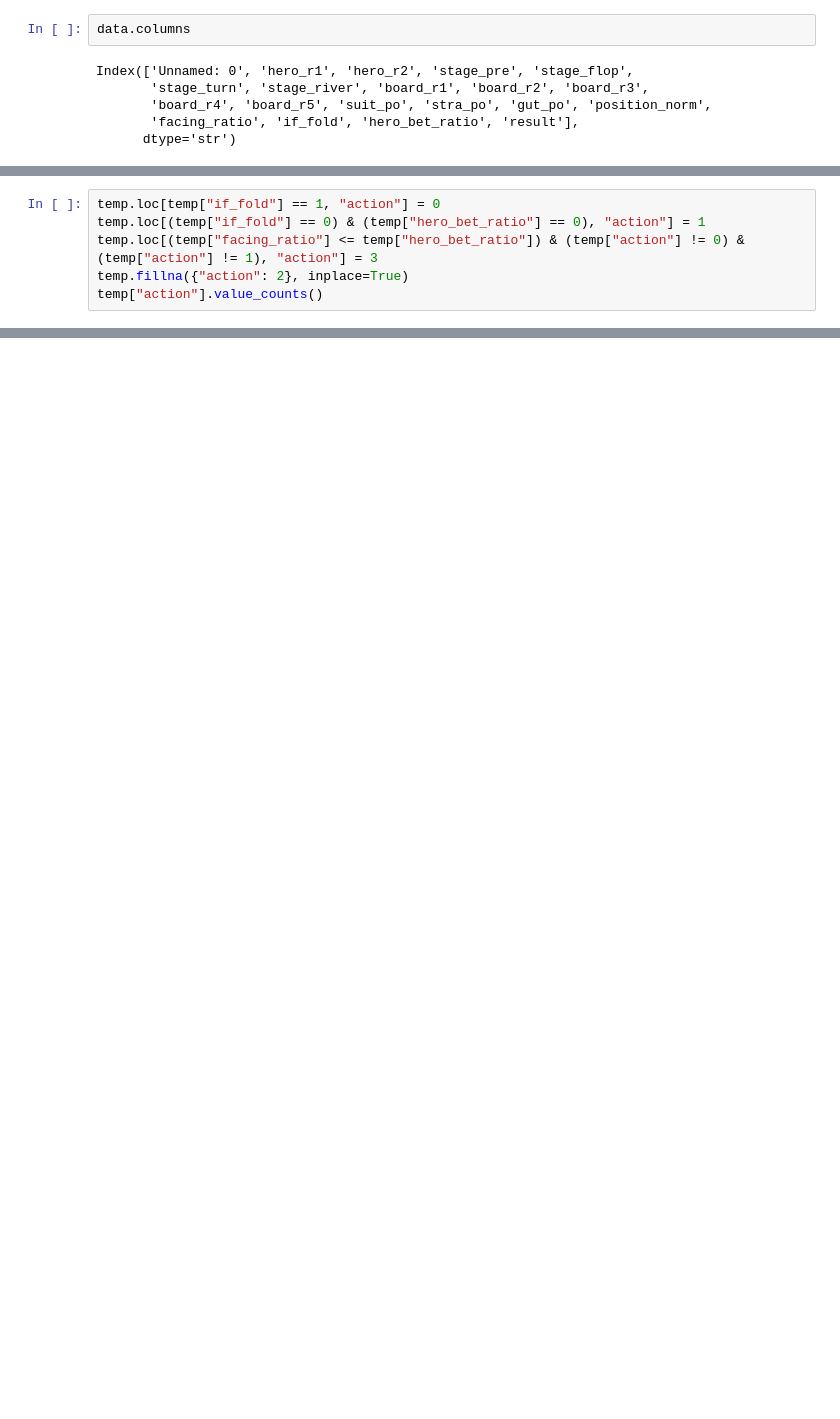
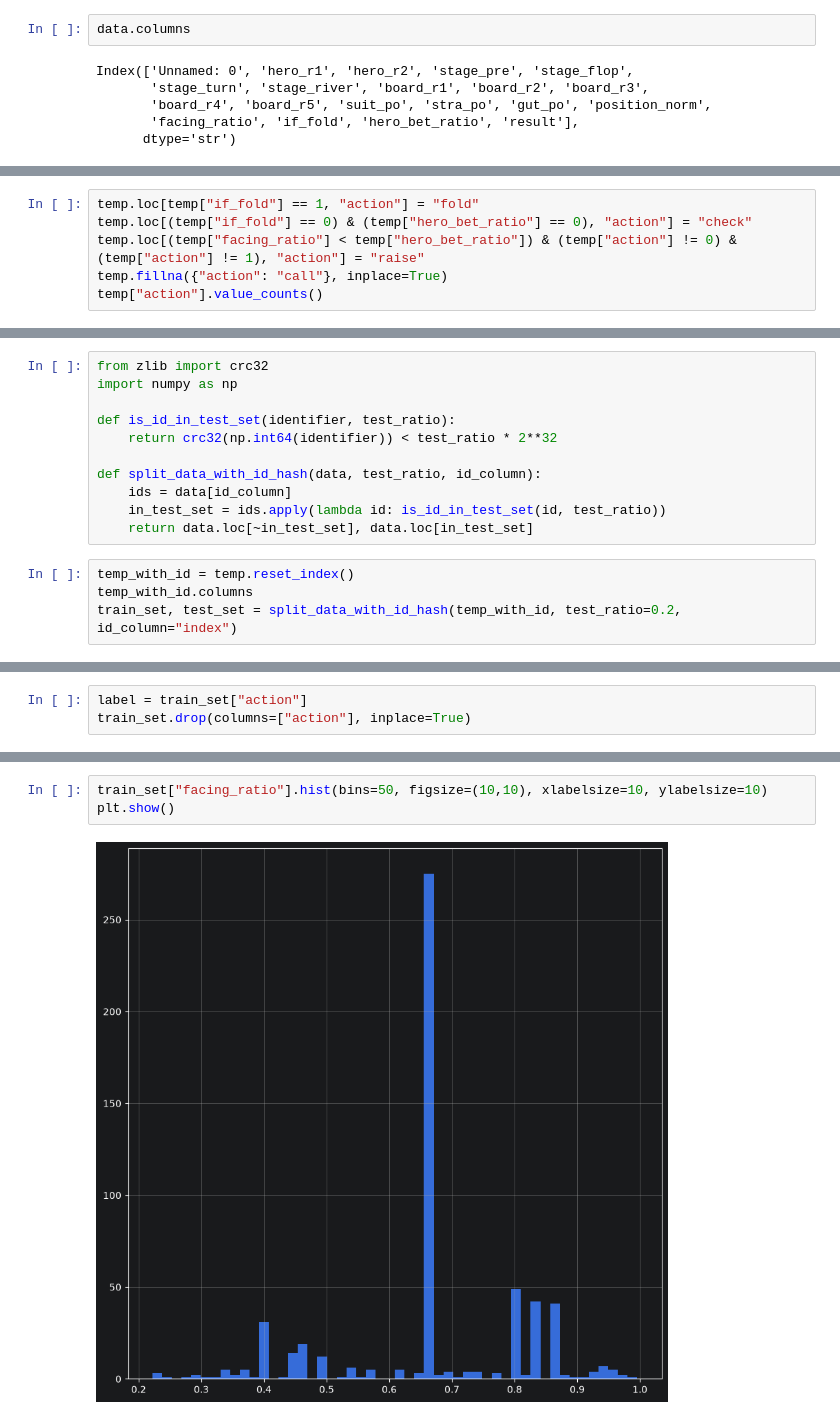
Before and after one commit to ivan1042/Poker_Neural_Network, a Jupyter notebook: data_exploration.ipynb, the cells around one changed output, grey strips where cells are left out. Cells and saved outputs as stored; diff of their text form; blank space fills up the shorter version.

Commit message:
waiting to transform input data

```diff
--- a/data_exploration.ipynb
+++ b/data_exploration.ipynb
@@ -54,10 +38,10 @@ temp.loc[temp["facing_ratio"] <= temp["hero_bet_ratio"]]
 | 1304 | 1304 | 0.786 | 0.714 | 1 | 0 | 0 | 0 | 0.0 | 0.0 | ... |
 225 rows × 20 columns
 # %%
-temp.loc[temp["if_fold"] == 1, "action"] = 0
-temp.loc[(temp["if_fold"] == 0) & (temp["hero_bet_ratio"] == 0), "action"] = 1
-temp.loc[(temp["facing_ratio"] <= temp["hero_bet_ratio"]) & (temp["action"] != 0) & (temp["action"] != 1), "action"] = 3
-temp.fillna({"action": 2}, inplace=True)
+temp.loc[temp["if_fold"] == 1, "action"] = "fold"
+temp.loc[(temp["if_fold"] == 0) & (temp["hero_bet_ratio"] == 0), "action"] = "check"
+temp.loc[(temp["facing_ratio"] < temp["hero_bet_ratio"]) & (temp["action"] != 0) & (temp["action"] != 1), "action"] = "raise"
+temp.fillna({"action": "call"}, inplace=True)
 temp["action"].value_counts()
 # %% [output]
 action
@@ -87,0 +63,15 @@ temp.describe()
+# %%
+from zlib import crc32
+import numpy as np
+
+def is_id_in_test_set(identifier, test_ratio):
+    return crc32(np.int64(identifier)) < test_ratio * 2**32
+
+def split_data_with_id_hash(data, test_ratio, id_column):
+    ids = data[id_column]
+    in_test_set = ids.apply(lambda id: is_id_in_test_set(id, test_ratio))
+    return data.loc[~in_test_set], data.loc[in_test_set]
+# %%
+temp_with_id = temp.reset_index()
+temp_with_id.columns
+train_set, test_set = split_data_with_id_hash(temp_with_id, test_ratio=0.2, id_column="index")
@@ -87,0 +86,3 @@ temp.describe()
+# %%
+label = train_set["action"]
+train_set.drop(columns=["action"], inplace=True)
@@ -87,0 +99,5 @@ temp.describe()
+# %%
+train_set["facing_ratio"].hist(bins=50, figsize=(10,10), xlabelsize=10, ylabelsize=10)
+plt.show()
+# %% [output]
+[figure, added]
```
Also changed, not shown: parts of 9 cells of this notebook.
